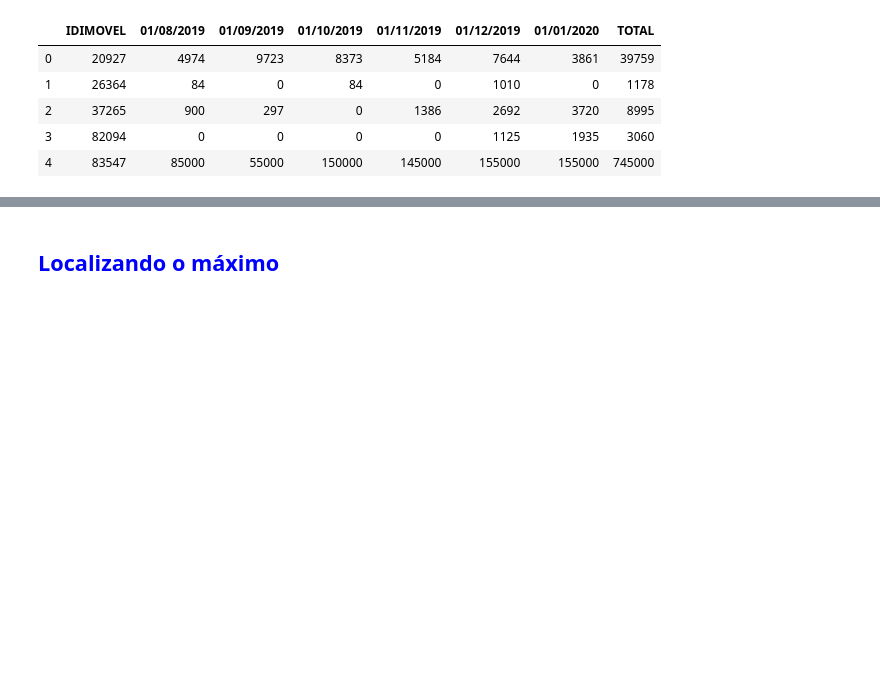
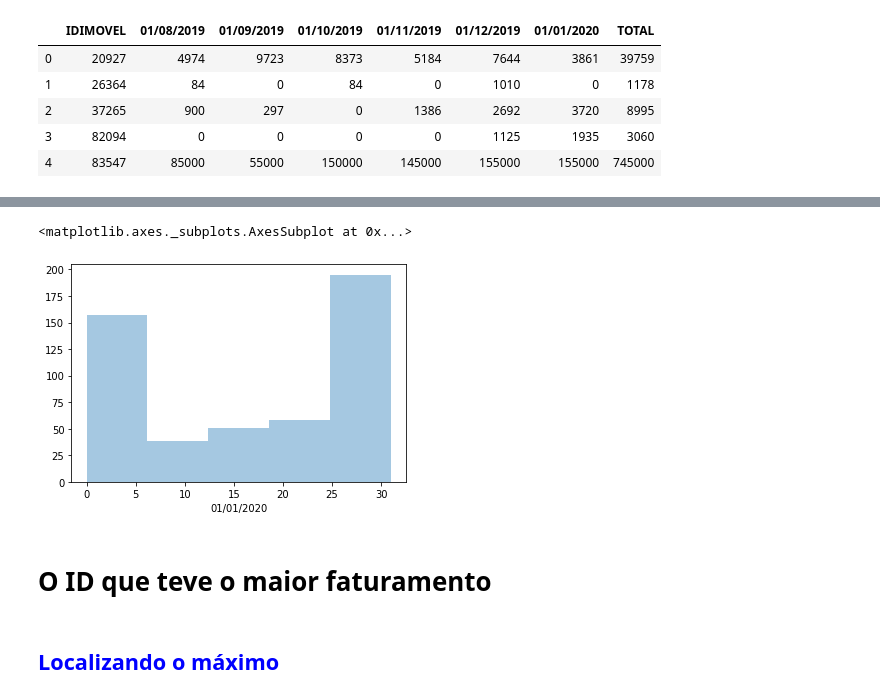
Before and after one commit to arturjacques/DataScience, a Jupyter notebook: Analise de Dados.ipynb, the cells around one changed output, grey strips where cells are left out. Cells and saved outputs as stored; diff of their text form; code cells hidden in the pictures; blank space fills up the shorter version.

```diff
--- a/Analise de Dados.ipynb
+++ b/Analise de Dados.ipynb
@@ -57,3 +55,12 @@ faturamento.head()
 | 2 | 37265 | 900 | 297 | 0 | 1386 | 2692 | 3720 | 8995 |
 | 3 | 82094 | 0 | 0 | 0 | 0 | 1125 | 1935 | 3060 |
 | 4 | 83547 | 85000 | 55000 | 150000 | 145000 | 155000 | 155000 | 745000 |
+# %%
+meses = ['01/08/2019','01/09/2019','01/10/2019','01/11/2019','01/12/2019','01/01/2020']
+soma = 0
+
+for i in meses:
+    soma = soma + ocupacao[i]
+
+ocupacao['TOTAL'] = soma
+ocupacao.head()
@@ -60,3 +89,10 @@ faturamento.head()
+# %%
+sns.distplot(ocupacao['01/01/2020'],kde = False)
+# %% [output]
+<matplotlib.axes._subplots.AxesSubplot at 0x...>
+[figure, added]
+# %% [markdown]
+# O ID que teve o maior faturamento
 # %% [markdown]
 ## <font color='blue'>Localizando o máximo</font>
 # %%
```
Also changed, not shown: parts of 12 cells of this notebook, 5 other files.
